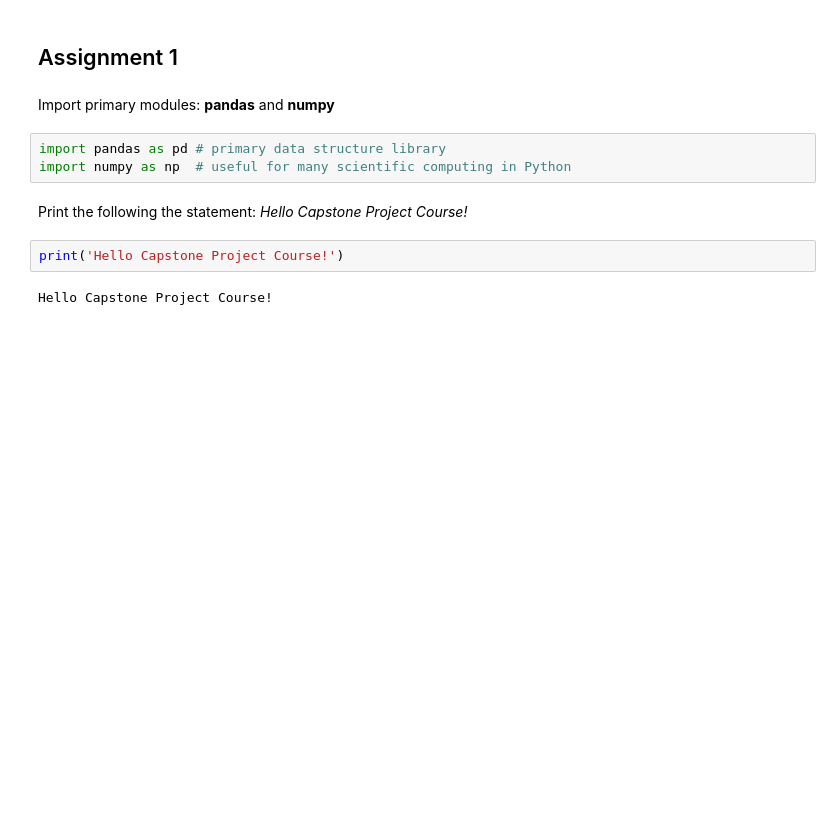
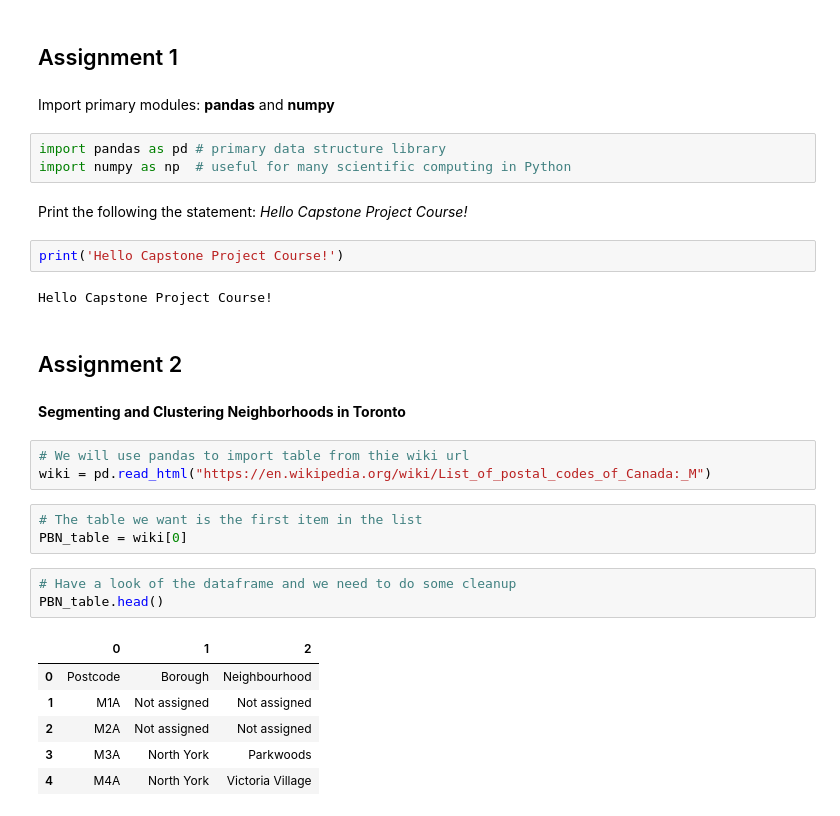
Before and after one commit to IrwanP/applied-data-science-capstone-2, a Jupyter notebook: Applied_Data_Science_Capstone_Assignment_1.ipynb, the cells around one changed output. Saved outputs shown, nothing was run; the diff lists cells and outputs as text; blank space fills up the shorter version.

```diff
--- a/Applied_Data_Science_Capstone_Assignment_1.ipynb
+++ b/Applied_Data_Science_Capstone_Assignment_1.ipynb
@@ -17,3 +17,23 @@ Print the following the statement: *Hello Capstone Project Course!*
 print('Hello Capstone Project Course!')
 # %% [output]
 Hello Capstone Project Course!
+# %% [markdown]
+## Assignment 2
+# %% [markdown]
+**Segmenting and Clustering Neighborhoods in Toronto**
+# %%
+# We will use pandas to import table from thie wiki url
+wiki = pd.read_html("https://en.wikipedia.org/wiki/List_of_postal_codes_of_Canada:_M")
+# %%
+# The table we want is the first item in the list
+PBN_table = wiki[0]
+# %%
+# Have a look of the dataframe and we need to do some cleanup
+PBN_table.head()
+# %% [output]
+|  | 0 | 1 | 2 |
+| 0 | Postcode | Borough | Neighbourhood |
+| 1 | M1A | Not assigned | Not assigned |
+| 2 | M2A | Not assigned | Not assigned |
+| 3 | M3A | North York | Parkwoods |
+| 4 | M4A | North York | Victoria Village |
```
Also changed, not shown: parts of 12 cells of this notebook.
